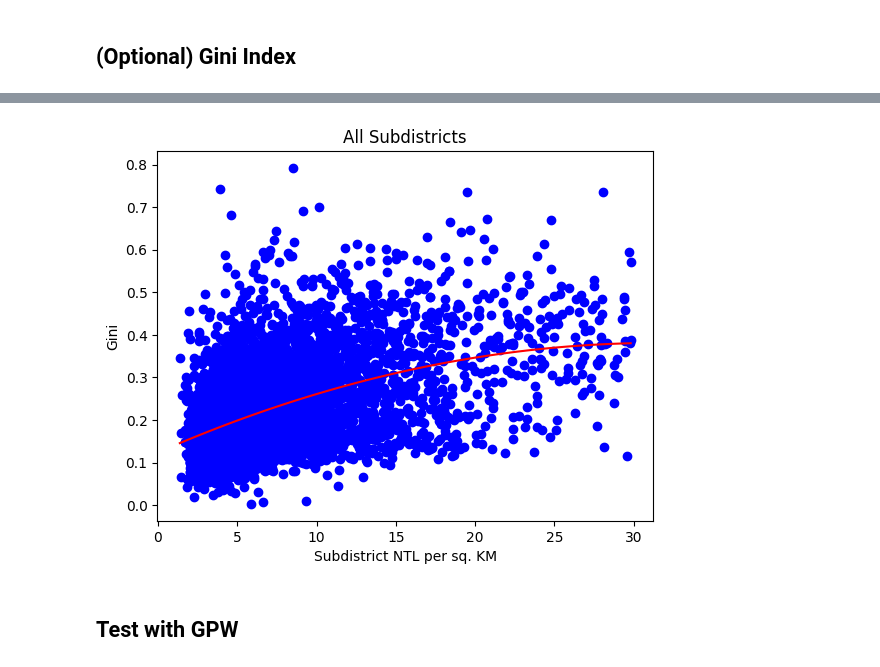
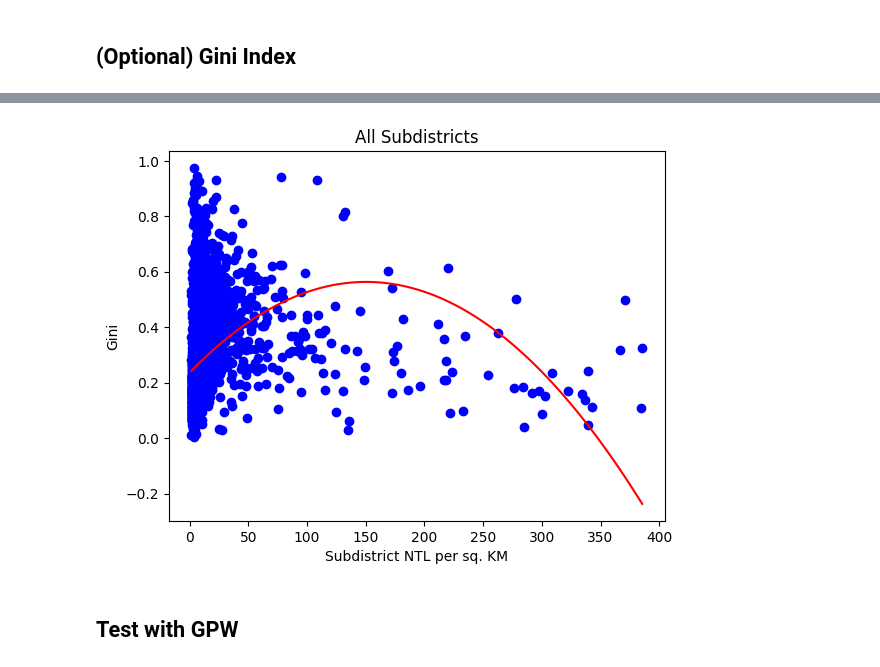
Before and after one commit to SaiSiddhardhaKalla/Master_Thesis, a Jupyter notebook: 06_NTL_calc.ipynb, the cells around one changed output, grey strips where cells are left out. Saved outputs shown, nothing was run; the diff lists cells and outputs as text; code cells hidden in the pictures.

```diff
--- a/06_NTL_calc.ipynb
+++ b/06_NTL_calc.ipynb
@@ -731,5 +754,6 @@ vil_3 = pd.merge(vil_2,t3,on=[
 # %%
-selected_columns = vil_3[['201801', '201802', '201803', '201804', '201805', '201806', '201807', '201808', '201809', '201810', '201811', '201812']]
+# selected_columns = vil_3[['201801', '201802', '201803', '201804', '201805', '201806', '201807', '201808', '201809', '201810', '201811', '201812']]
+selected_columns = vil_3[['202001', '202002', '202003', '202004', '202005', '202006', '202007', '202008', '202009', '202010', '202011', '202012']]
 
 # Calculating quartiles for each row
 quartiles = selected_columns.quantile([0.20, 0.75], axis=1).T
@@ -741,7 +765,8 @@ quartiles['L_bound'] = quartiles['Q1'].clip(lower=0)  # Clip to ensure it's not
 # Adding Q1 and Q3 columns to the original DataFrame
 vil_4 = pd.concat([vil_3, quartiles], axis=1)
 
-avg_columns = ['201801', '201802', '201803', '201804', '201805', '201806', '201807', '201808', '201809', '201810', '201811', '201812']
+# avg_columns = ['201801', '201802', '201803', '201804', '201805', '201806', '201807', '201808', '201809', '201810', '201811', '201812']
+avg_columns = ['202001', '202002', '202003', '202004', '202005', '202006', '202007', '202008', '202009', '202010', '202011', '202012']
 # Create a mask to filter out values below L_Bound
 mask = vil_4[avg_columns].values > vil_4['L_bound'].values[:, None]
 
@@ -753,13 +778,22 @@ row_means = masked_data.mean(axis=1)
 
 # Add row-wise mean to DataFrame
 vil_4['avg_ntl'] = row_means
-vil_4['ntl_pa']  = vil_4['avg_ntl']/vil_4['area_sq_km']
+vil_4['ntl_pa']  = vil_4['avg_ntl']/vil_4['village_area_sqkm']
 # vil_4 = vil_4.rename(columns={'area_sq_km': 'SubDistrict Area'})
 
-vil_4 = vil_4.drop(['201801', '201802', '201803', '201804',
-                    '201805', '201806', '201807', '201808',
-                    '201809', '201810', '201811', '201812'
-                    , 'Q1', 'Q3', 'L_bound'], axis=1)
+vil_4 = vil_4.drop([
+                    # '201801', '201802', '201803', '201804',
+                    # '201805', '201806', '201807', '201808',
+                    # '201809', '201810', '201811', '201812',
+                    '202001', '202002', '202003', '202004',
+                    '202005', '202006', '202007', '202008',
+                    '202009', '202010', '202011', '202012',
+                    'Q1', 'Q3', 'L_bound',
+                    'state_code', 'district_code', 'subdistrict_code', 'vilcode11',
+                    'vilname11',
+                    'dist_lgd', 'state_lgd', 'gp_code', 'gp_name', 'subdt_lgd', 'Block', 'block_lgd', 'shape_Area'
+
+                    ], axis=1)
 
 # vil_4 = vil_4[vil_4['area_sq_km']>1]
 
@@ -794,2 +858,8 @@ vil_4
 # %% [markdown]
 ## (Optional) Gini Index
+# %%
+sub_sorted = vil_4.sort_values(by=['state','district', 'subdistrict','ntl_pa'])
+sub_sorted['Index'] = sub_sorted.groupby(['state','district','subdistrict']).cumcount() + 1
+# Creating a new column 'Max_Len' containing the maximum value of 'Index' within each district
+sub_sorted['Max_Len'] = sub_sorted.groupby(['state','district','subdistrict'])['Index'].transform('max')
+sub_sorted
@@ -803,16 +887,16 @@ def calculate_alesina(group):
     return pd.Series([sum_y, numerator, num, alesina])
 
 # Calculate WCV for each state using groupby and apply
-ale = vil_4.groupby(['State','District',
-                     'Subdistrict','SubDistrict code',
+ale2 = sub_sorted.groupby(['state','district',
+                     'subdistrict','subdistrict_code',
                           'subdist_ntl_pa'
                           ]).apply(calculate_alesina).reset_index()
 
 # Reset the index and rename the result column
-ale.columns = ['State','District',
-               'Subdistrict','SubDistrict code',
+ale2.columns = ['state','district',
+               'subdistrict','subdistrict code',
                'subdist_ntl_pa',
                'sum_y','numerator', 'num','alesina']
 
-ale
+ale2
 # %% [output]
@@ -832,33 +916,34 @@ ale
 # %%
+ale=ale2.copy()
 # ale['alesina'] = ale['alesina'].abs()
-ale = ale[ale['subdist_ntl_pa'] <= 30]
+# ale = ale[ale['subdist_ntl_pa'] <= 40]
 ale = ale[ale['alesina'] > 0]
 # ale = ale[ale['num']>10]
 # ale = ale[ale['alesina'] < 1]
 
 
 # Create a scatterplot
 plt.scatter(ale['subdist_ntl_pa'], ale['alesina'], label='Alesina Gini', color='blue', marker='o')
 # Add labels and title
 plt.xlabel("Subdistrict NTL per sq. KM")
 plt.ylabel("Gini")
 plt.title("All Subdistricts")
 # Fit a polynomial best fit line (e.g., a quadratic curve)
 coefficients = np.polyfit(ale['subdist_ntl_pa'], ale['alesina'], 2)  # Adjust the degree as needed
 polynomial = np.poly1d(coefficients)
 x_range = np.linspace(min(ale['subdist_ntl_pa']), max(ale['subdist_ntl_pa']), 100)
 y_fit = polynomial(x_range)
 # Plot the polynomial best fit line
 plt.plot(x_range, y_fit, color='red')
 # plt.xlim(0,20)
 # plt.ylim(-0.05,1.05)
 
 # Add a legend
 # plt.legend()
 # Display the plot
 plt.show()
 # %% [output]
-[figure, old version]
+[figure, new version]
 # %%
 ale
 # %% [markdown]
```
Also changed, not shown: parts of 18 cells of this notebook, 3 other files.
